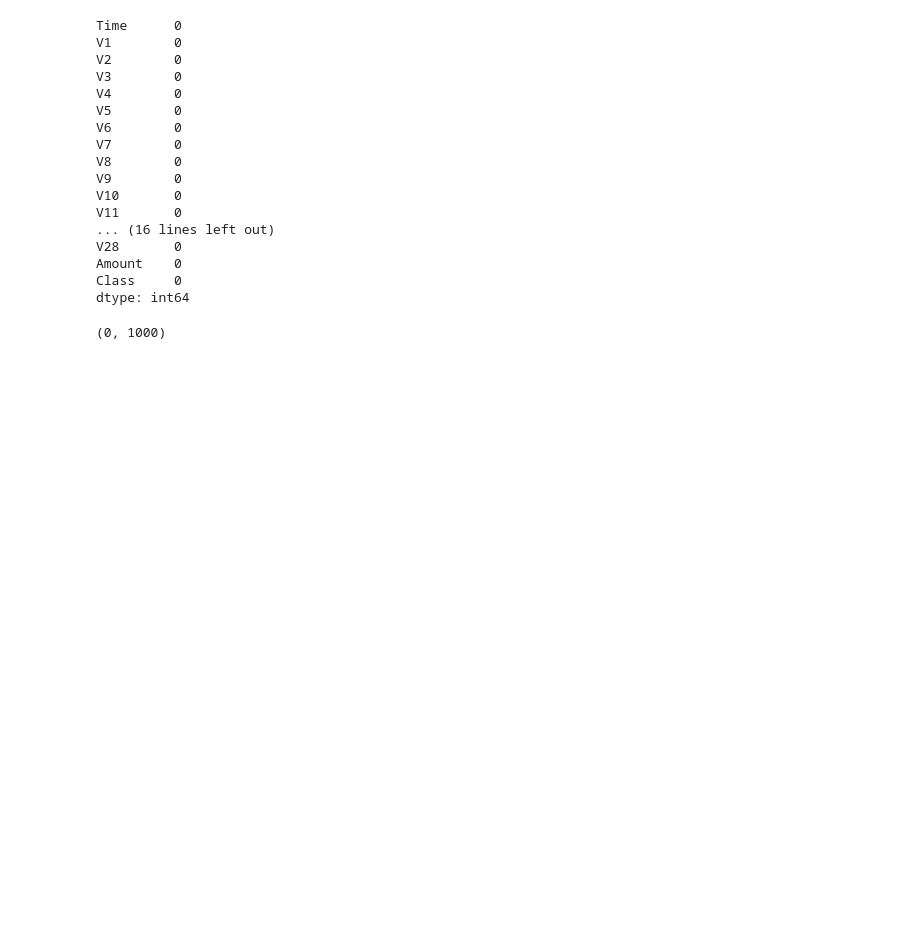
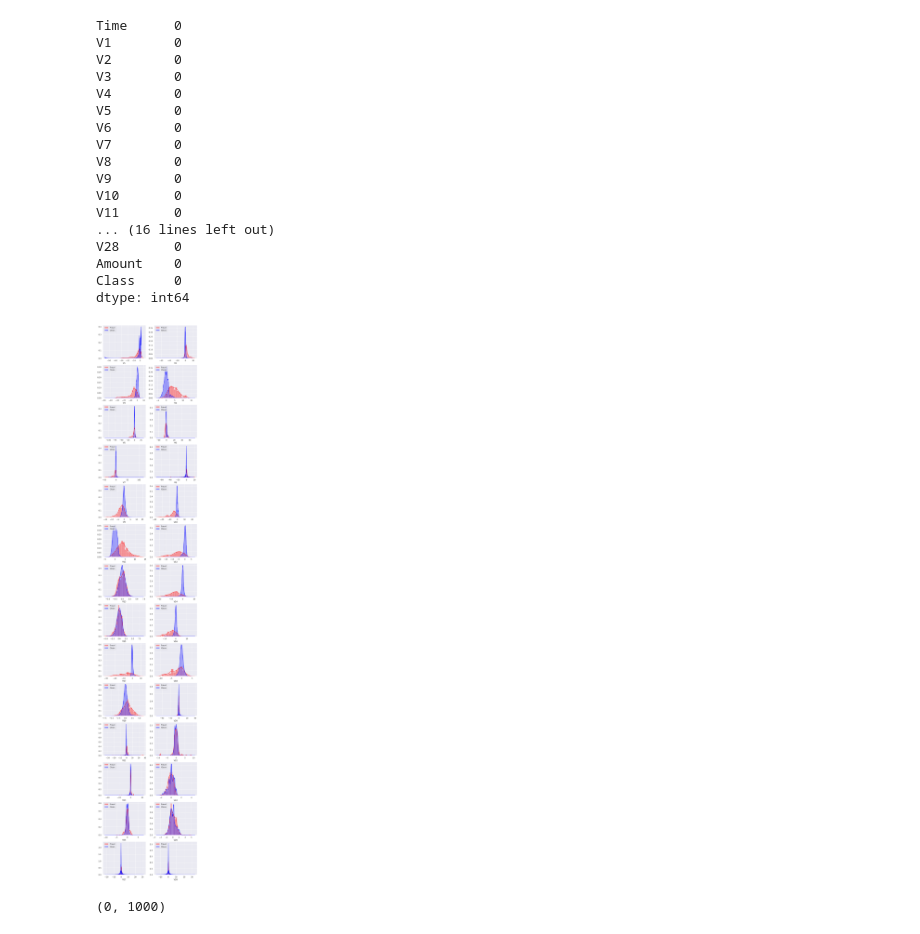
Before and after one commit to VladimirIsakov91/CreditCardFraud, a Jupyter notebook: CreditCardFraud.ipynb, the cells around one changed output. Cells and saved outputs as stored; diff of their text form; code cells hidden in the pictures; blank space fills up the shorter version.

```diff
--- a/CreditCardFraud.ipynb
+++ b/CreditCardFraud.ipynb
@@ -118,6 +117,22 @@ V28       0
 Amount    0
 Class     0
 dtype: int64
+# %%
+rows, cols = 14, 2
+f, ax = plt.subplots(nrows=rows, ncols=cols, figsize=(10, 60))
+idx=0
+for i in range(rows):
+    for k in range(cols):
+        pos = data.iloc[:, idx].where(data['Class']==1)
+        neg = data.iloc[:, idx].where(data['Class']==0)
+        sns.distplot(pos, ax=ax[i, k], color='red', label='Fraud')
+        sns.distplot(neg, ax=ax[i, k], color='blue', label='Clean')
+        ax[i, k].legend(loc='upper left')
+        idx+=1
+
+plt.show()
+# %% [output]
+[figure, added]
 # %%
 plt.figure(1)
 sns.countplot(x='Class', data=data)
```
Also changed, not shown: parts of 5 cells of this notebook.
